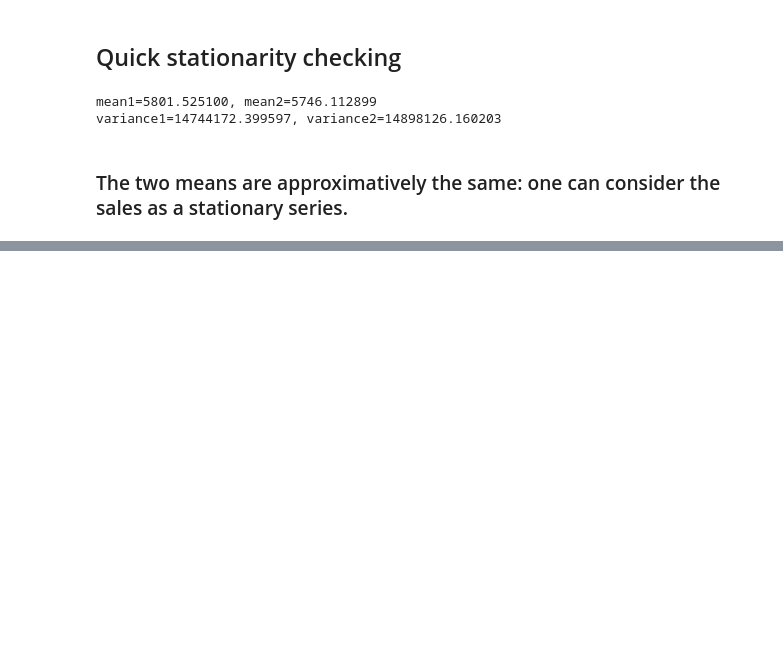
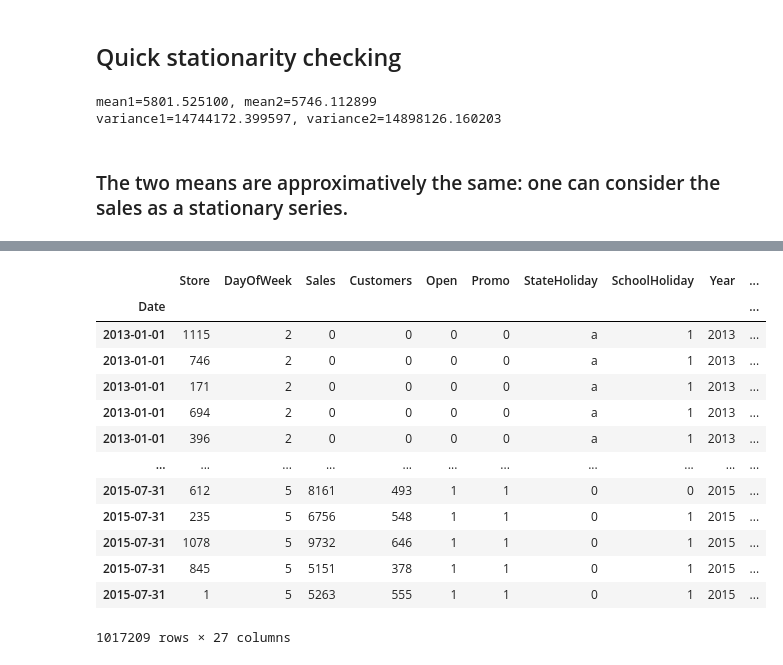
Before and after one commit to Josias-Ounsinli/Pharmaceutical-Sales-Prediction, a Jupyter notebook: notebooks/ts-analysis&preprocessing.ipynb, the cells around one changed output, grey strips where cells are left out. Saved outputs shown, nothing was run; the diff lists cells and outputs as text; code cells hidden in the pictures; blank space fills up the shorter version.

```diff
--- a/notebooks/ts-analysis&preprocessing.ipynb
+++ b/notebooks/ts-analysis&preprocessing.ipynb
@@ -36,0 +37,17 @@ data = dataCleaning(data).dateformat('Date')
+# %%
+import dvc.api
+import io
+
+path = 'data/train_data.csv'
+repo = './'
+version='v1.2'
+
+data_url = dvc.api.get_url(
+    path=path,
+	repo=repo,
+	rev=version
+	)
+
+data = pd.read_csv(data_url, sep=",")
+data = dataCleaning(data).cleanStateHoliday()
+data = dataCleaning(data).dateformat('Date')
@@ -66,20 +105,0 @@ variance1=14744172.399597, variance2=14898126.160203
-# %%
-# preparation: input should be float type
-data['Sales'] = data['Sales'] * 1.0
-
-sales = data['Sales']
-# store types
-sales_a = data[data.Store == 2]['Sales']
-sales_b = data[data.Store == 85]['Sales'].sort_index(ascending = True) # solve the reverse order
-sales_c = data[data.Store == 1]['Sales']
-sales_d = data[data.Store == 13]['Sales']
-
-f, (ax1, ax2, ax3, ax4, ax5) = plt.subplots(5, figsize = (12, 13))
-
-# store types
-sales_a.resample('W').sum().plot(ax = ax1)
-sales_b.resample('W').sum().plot(ax = ax2)
-sales_c.resample('W').sum().plot(ax = ax3)
-sales_d.resample('W').sum().plot(ax = ax4)
-
-sales.resample('M').sum().plot(ax = ax5)
@@ -114,0 +108,2 @@ decomposition.trend.plot(ax = ax4)
+# %%
+data = data.sort_index()
@@ -114,0 +230,17 @@ decomposition.trend.plot(ax = ax4)
+# %%
+data
+# %% [output]
+|  | Store | DayOfWeek | Sales | Customers | Open | Promo | StateHoliday | SchoolHoliday | Year | ... |
+| Date |  |  |  |  |  |  |  |  |  | ... |
+| 2013-01-01 | 1115 | 2 | 0 | 0 | 0 | 0 | a | 1 | 2013 | ... |
+| 2013-01-01 | 746 | 2 | 0 | 0 | 0 | 0 | a | 1 | 2013 | ... |
+| 2013-01-01 | 171 | 2 | 0 | 0 | 0 | 0 | a | 1 | 2013 | ... |
+| 2013-01-01 | 694 | 2 | 0 | 0 | 0 | 0 | a | 1 | 2013 | ... |
+| 2013-01-01 | 396 | 2 | 0 | 0 | 0 | 0 | a | 1 | 2013 | ... |
+| ... | ... | ... | ... | ... | ... | ... | ... | ... | ... | ... |
+| 2015-07-31 | 612 | 5 | 8161 | 493 | 1 | 1 | 0 | 0 | 2015 | ... |
+| 2015-07-31 | 235 | 5 | 6756 | 548 | 1 | 1 | 0 | 1 | 2015 | ... |
+| 2015-07-31 | 1078 | 5 | 9732 | 646 | 1 | 1 | 0 | 1 | 2015 | ... |
+| 2015-07-31 | 845 | 5 | 5151 | 378 | 1 | 1 | 0 | 1 | 2015 | ... |
+| 2015-07-31 | 1 | 5 | 5263 | 555 | 1 | 1 | 0 | 1 | 2015 | ... |
+1017209 rows × 27 columns
```
Also changed, not shown: parts of 30 cells of this notebook, 6 other files.
